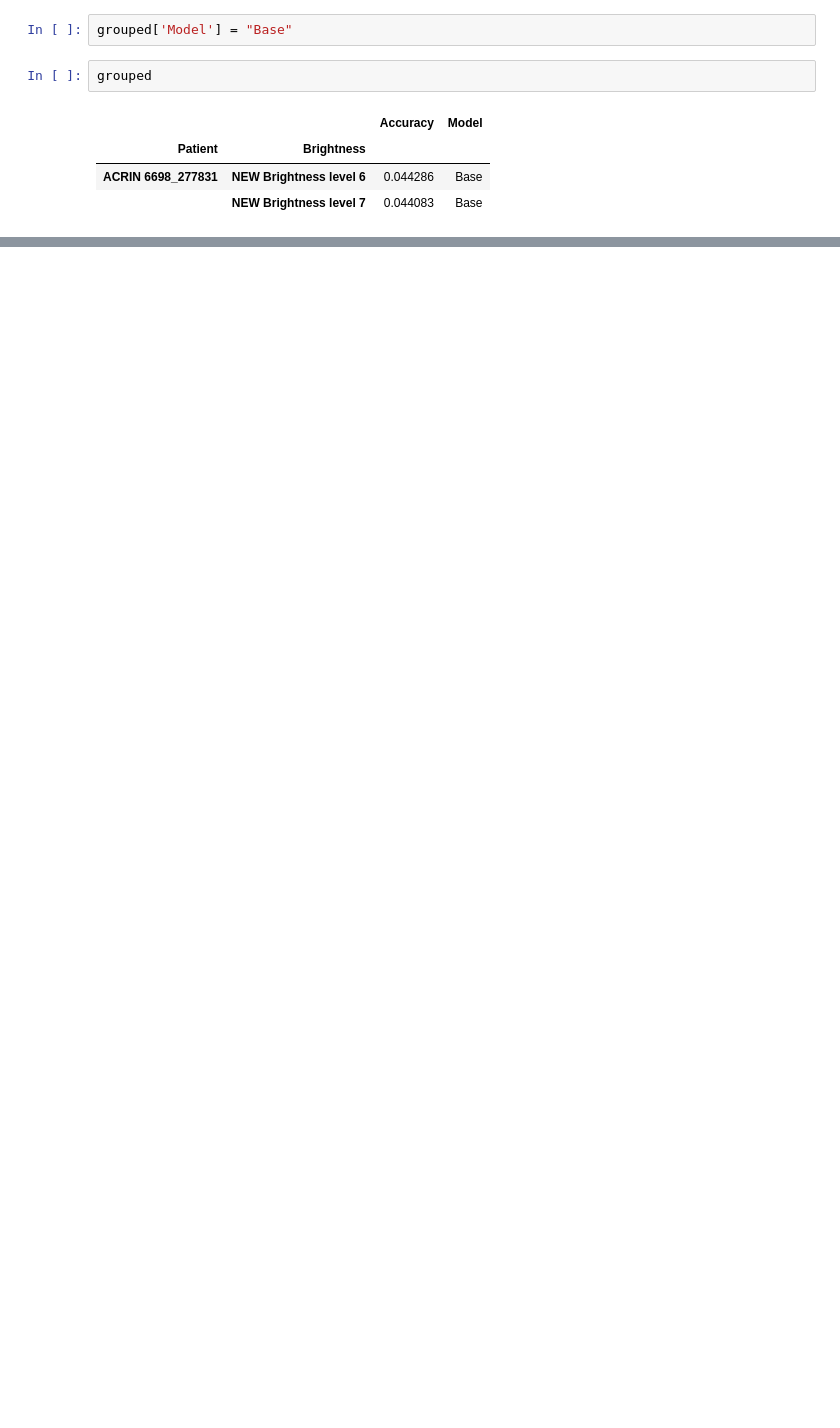
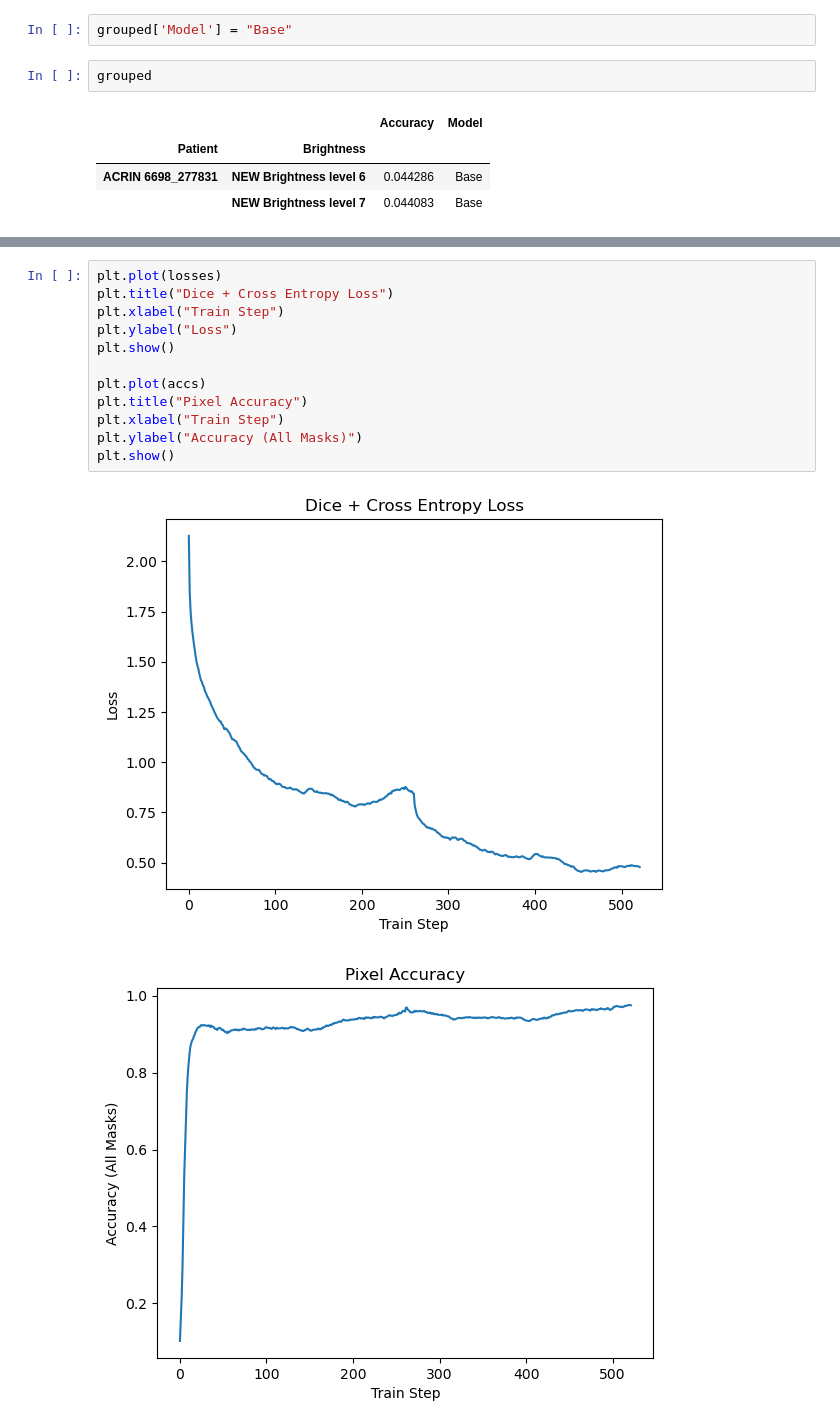
Before and after one commit to oeserha/MedicalImage, a Jupyter notebook: notebooks/MedSAM_Base_Testing.ipynb, the cells around one changed output, grey strips where cells are left out. Cells and saved outputs as stored; diff of their text form; blank space fills up the shorter version.

```diff
--- a/notebooks/MedSAM_Base_Testing.ipynb
+++ b/notebooks/MedSAM_Base_Testing.ipynb
@@ -60,0 +509,15 @@ grouped
+# %%
+plt.plot(losses)
+plt.title("Dice + Cross Entropy Loss")
+plt.xlabel("Train Step")
+plt.ylabel("Loss")
+plt.show()
+
+plt.plot(accs)
+plt.title("Pixel Accuracy")
+plt.xlabel("Train Step")
+plt.ylabel("Accuracy (All Masks)")
+plt.show()
+# %% [output]
+[figure, added]
+[figure, added]
```
Also changed, not shown: parts of 46 cells of this notebook, 12 other files.
